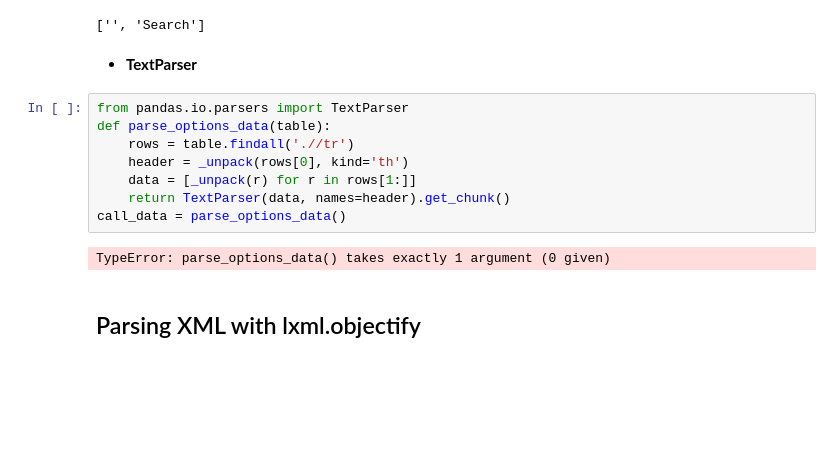
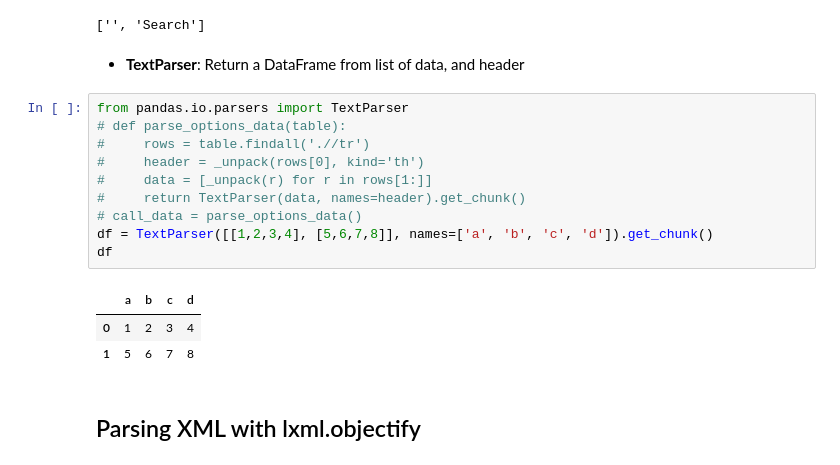
Before and after one commit to khanh96le/python_data_build, a Jupyter notebook: chapter6/chapter6_data_loading_storage_and_file_formats.ipynb, the cells around one changed output. Cells and saved outputs as stored; diff of their text form; blank space fills up the shorter version.

```diff
--- a/chapter6/chapter6_data_loading_storage_and_file_formats.ipynb
+++ b/chapter6/chapter6_data_loading_storage_and_file_formats.ipynb
@@ -509,18 +501,22 @@ def _unpack(row, kind='td'):
 _unpack(rows[0], kind = 'td')
 # %% [output]
 ['', 'Search']
-# %% [markdown]
-* **TextParser**
+# %% [markdown]
+* **TextParser**: Return a DataFrame from list of data, and header
 # %%
 from pandas.io.parsers import TextParser
-def parse_options_data(table):
-    rows = table.findall('.//tr')
-    header = _unpack(rows[0], kind='th')
-    data = [_unpack(r) for r in rows[1:]]
-    return TextParser(data, names=header).get_chunk()
-call_data = parse_options_data()
+# def parse_options_data(table):
+#     rows = table.findall('.//tr')
+#     header = _unpack(rows[0], kind='th')
+#     data = [_unpack(r) for r in rows[1:]]
+#     return TextParser(data, names=header).get_chunk()
+# call_data = parse_options_data()
+df = TextParser([[1,2,3,4], [5,6,7,8]], names=['a', 'b', 'c', 'd']).get_chunk()
+df
 # %% [output]
-TypeError: parse_options_data() takes exactly 1 argument (0 given)
+|  | a | b | c | d |
+| 0 | 1 | 2 | 3 | 4 |
+| 1 | 5 | 6 | 7 | 8 |
 # %% [markdown]
 ## Parsing XML with lxml.objectify
 # %%
```
Also changed, not shown: parts of 56 cells of this notebook, 5 other files.
